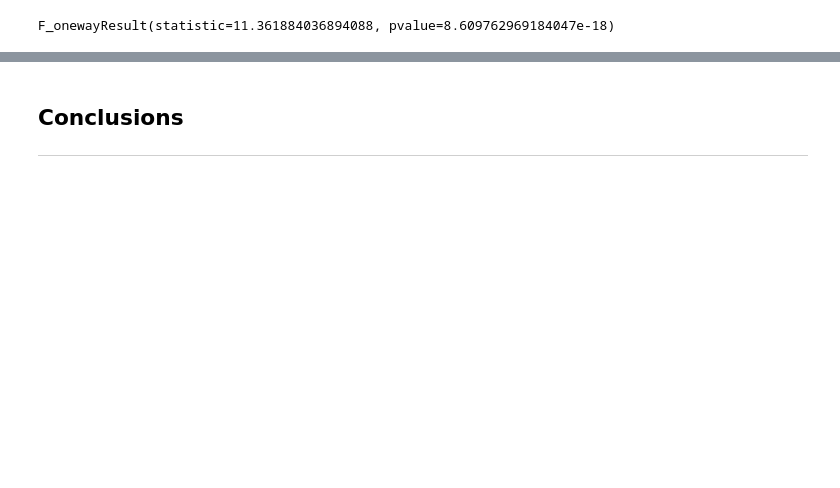
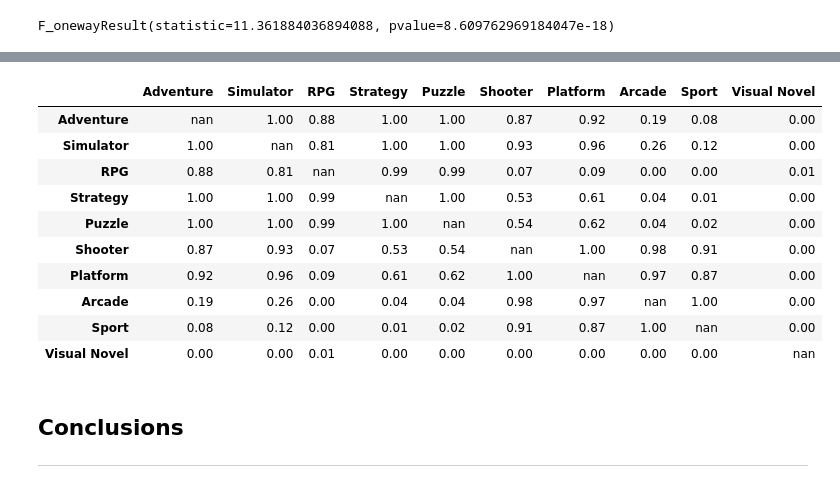
Before and after one commit to GSimonX37/video-games, a Jupyter notebook: notebooks/backloggd_sda.ipynb, the cells around one changed output, grey strips where cells are left out. Drawn from its saved outputs; the diff is of its cells as text; code cells hidden in the pictures; blank space fills up the shorter version.

Commit message:
File backloggd_sda.ipynb: an ANOVA test was carried out to distribute the rating by genre.

```diff
--- a/notebooks/backloggd_sda.ipynb
+++ b/notebooks/backloggd_sda.ipynb
@@ -256,0 +257,12 @@ The p-value level is **8.6e-18**. This means that one can **reject** the **H0**
+# %%
+result = stats.tukey_hsd(*[samlpes[column] for column in samlpes.columns])
+# %%
+result_table, genres = pd.DataFrame(dtype='float32'), data.loc[df["category"] == "main", "genres"].value_counts().iloc[:10].index
+
+for i, statistics, pvalues, lowers, uppers in zip(range(10), result.statistic, result.pvalue, result.confidence_interval()[0], result.confidence_interval()[1]):
+    for j, statistic, pvalue, lower, upper in zip(range(10), statistics, pvalues, lowers, uppers):
+        if i != j:
+            result_table.loc[f'{genres[i]} - {genres[j]}', ['statistic', 'p-value', 'lower CI', 'upper CI']] = statistic, pvalue, lower, upper
+(result_table
+ .style
+ .format(lambda x: f'{x:.2f}'))
@@ -257,3 +287,25 @@ The p-value level is **8.6e-18**. This means that one can **reject** the **H0**
+# %%
+p_values_table = pd.DataFrame()
+
+for i, genre_1 in enumerate(data.loc[df["category"] == "main", "genres"].value_counts().iloc[:10].index):
+    for j, genre_2 in enumerate(data.loc[df["category"] == "main", "genres"].value_counts().iloc[:10].index):
+        p_values_table.loc[genre_1, genre_2] = result.pvalue[i, j] if i != j else np.nan
+
+(p_values_table
+ .style
+ .format(lambda x: f'{x:.2f}'))
+# %% [output]
+|  | Adventure | Simulator | RPG | Strategy | Puzzle | Shooter | Platform | Arcade | Sport | Visual Novel |
+| Adventure | nan | 1.00 | 0.88 | 1.00 | 1.00 | 0.87 | 0.92 | 0.19 | 0.08 | 0.00 |
+| Simulator | 1.00 | nan | 0.81 | 1.00 | 1.00 | 0.93 | 0.96 | 0.26 | 0.12 | 0.00 |
+| RPG | 0.88 | 0.81 | nan | 0.99 | 0.99 | 0.07 | 0.09 | 0.00 | 0.00 | 0.01 |
+| Strategy | 1.00 | 1.00 | 0.99 | nan | 1.00 | 0.53 | 0.61 | 0.04 | 0.01 | 0.00 |
+| Puzzle | 1.00 | 1.00 | 0.99 | 1.00 | nan | 0.54 | 0.62 | 0.04 | 0.02 | 0.00 |
+| Shooter | 0.87 | 0.93 | 0.07 | 0.53 | 0.54 | nan | 1.00 | 0.98 | 0.91 | 0.00 |
+| Platform | 0.92 | 0.96 | 0.09 | 0.61 | 0.62 | 1.00 | nan | 0.97 | 0.87 | 0.00 |
+| Arcade | 0.19 | 0.26 | 0.00 | 0.04 | 0.04 | 0.98 | 0.97 | nan | 1.00 | 0.00 |
+| Sport | 0.08 | 0.12 | 0.00 | 0.01 | 0.02 | 0.91 | 0.87 | 1.00 | nan | 0.00 |
+| Visual Novel | 0.00 | 0.00 | 0.01 | 0.00 | 0.00 | 0.00 | 0.00 | 0.00 | 0.00 | nan |
 # %% [markdown]
 ## <a id=conclusions>Conclusions</a>
 ***
```
Also changed, not shown: parts of 4 cells of this notebook.
